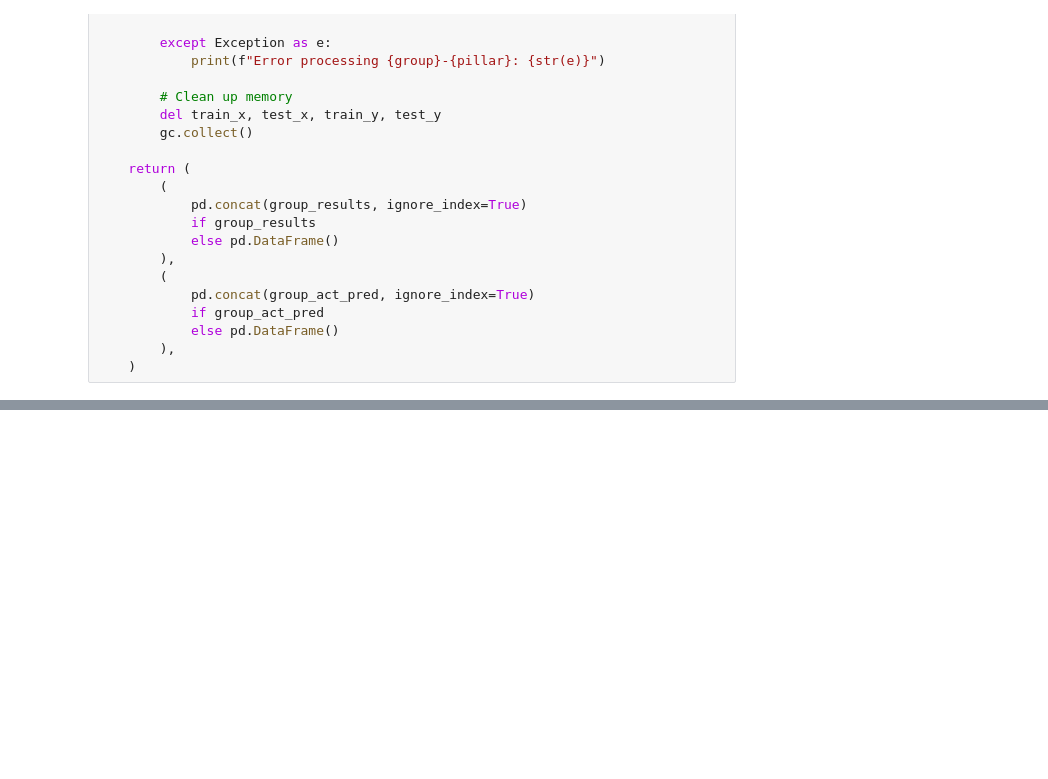
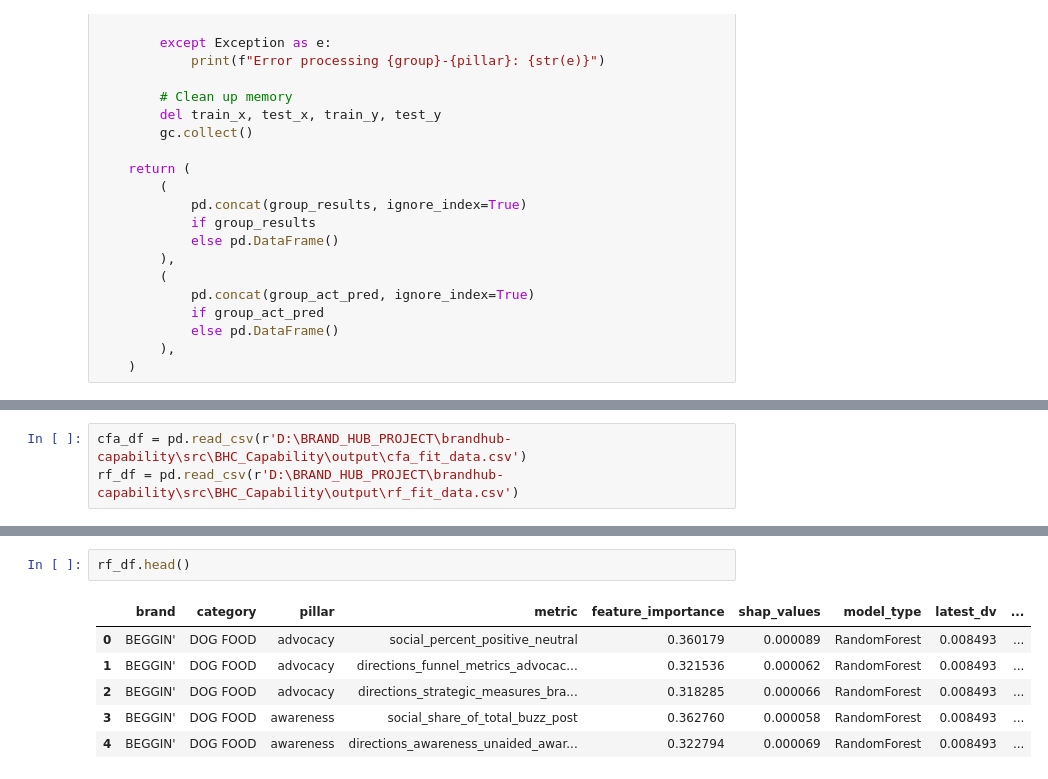
Before and after one commit to vks-varma/brandhub-capability, a Jupyter notebook: src/BHC_Capability/rough_book.ipynb, the cells around one changed output, grey strips where cells are left out. Drawn from its saved outputs; the diff is of its cells as text; blank space fills up the shorter version.

```diff
--- a/src/BHC_Capability/rough_book.ipynb
+++ b/src/BHC_Capability/rough_book.ipynb
@@ -1051,0 +1059,3 @@ def process_single_group(
+# %%
+cfa_df = pd.read_csv(r'D:\BRAND_HUB_PROJECT\brandhub-capability\src\BHC_Capability\output\cfa_fit_data.csv')
+rf_df = pd.read_csv(r'D:\BRAND_HUB_PROJECT\brandhub-capability\src\BHC_Capability\output\rf_fit_data.csv')
@@ -1051,0 +1071,9 @@ def process_single_group(
+# %%
+rf_df.head()
+# %% [output]
+|  | brand | category | pillar | metric | feature_importance | shap_values | model_type | latest_dv | ... |
+| 0 | BEGGIN' | DOG FOOD | advocacy | social_percent_positive_neutral | 0.360179 | 0.000089 | RandomForest | 0.008493 | ... |
+| 1 | BEGGIN' | DOG FOOD | advocacy | directions_funnel_metrics_advocac... | 0.321536 | 0.000062 | RandomForest | 0.008493 | ... |
+| 2 | BEGGIN' | DOG FOOD | advocacy | directions_strategic_measures_bra... | 0.318285 | 0.000066 | RandomForest | 0.008493 | ... |
+| 3 | BEGGIN' | DOG FOOD | awareness | social_share_of_total_buzz_post | 0.362760 | 0.000058 | RandomForest | 0.008493 | ... |
+| 4 | BEGGIN' | DOG FOOD | awareness | directions_awareness_unaided_awar... | 0.322794 | 0.000069 | RandomForest | 0.008493 | ... |
```
Also changed, not shown: parts of 15 cells of this notebook, 4 other files.
